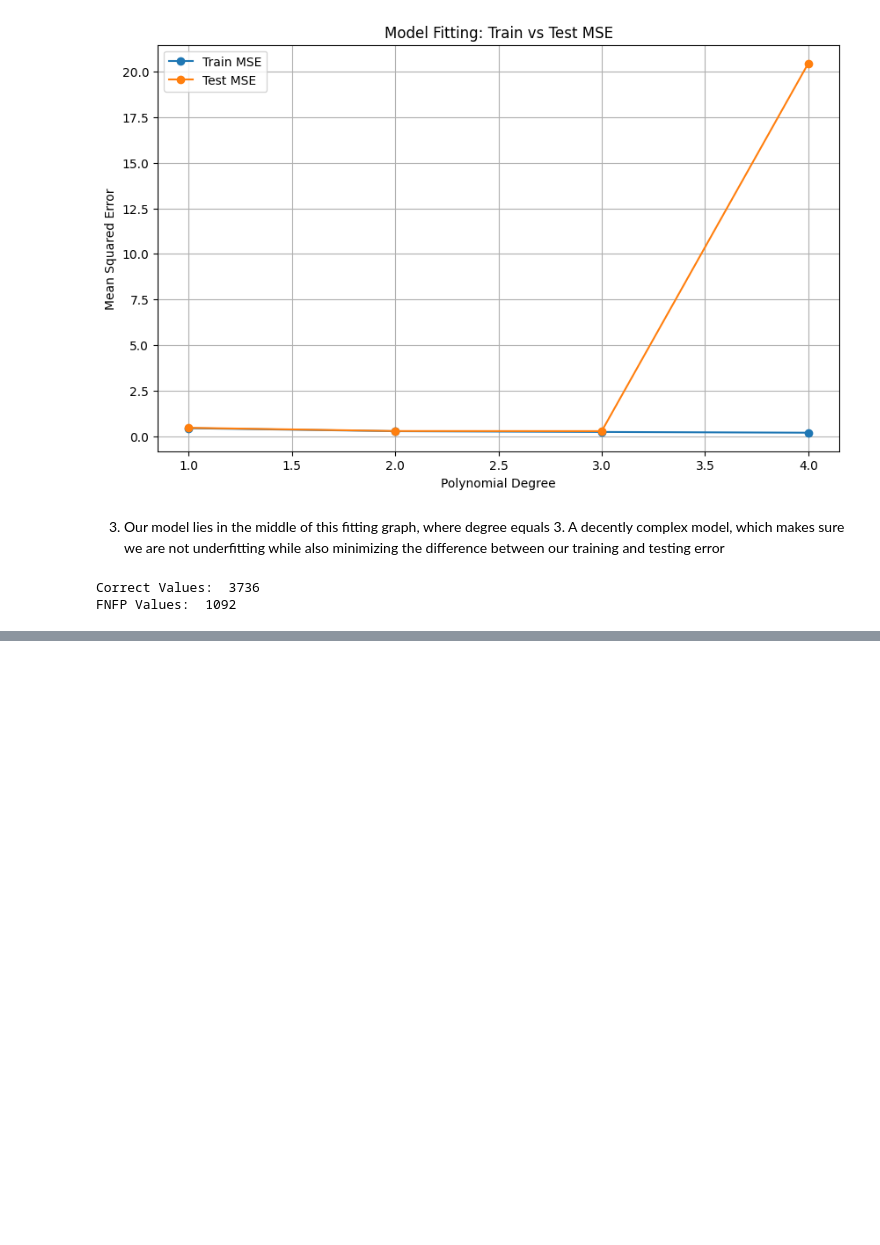
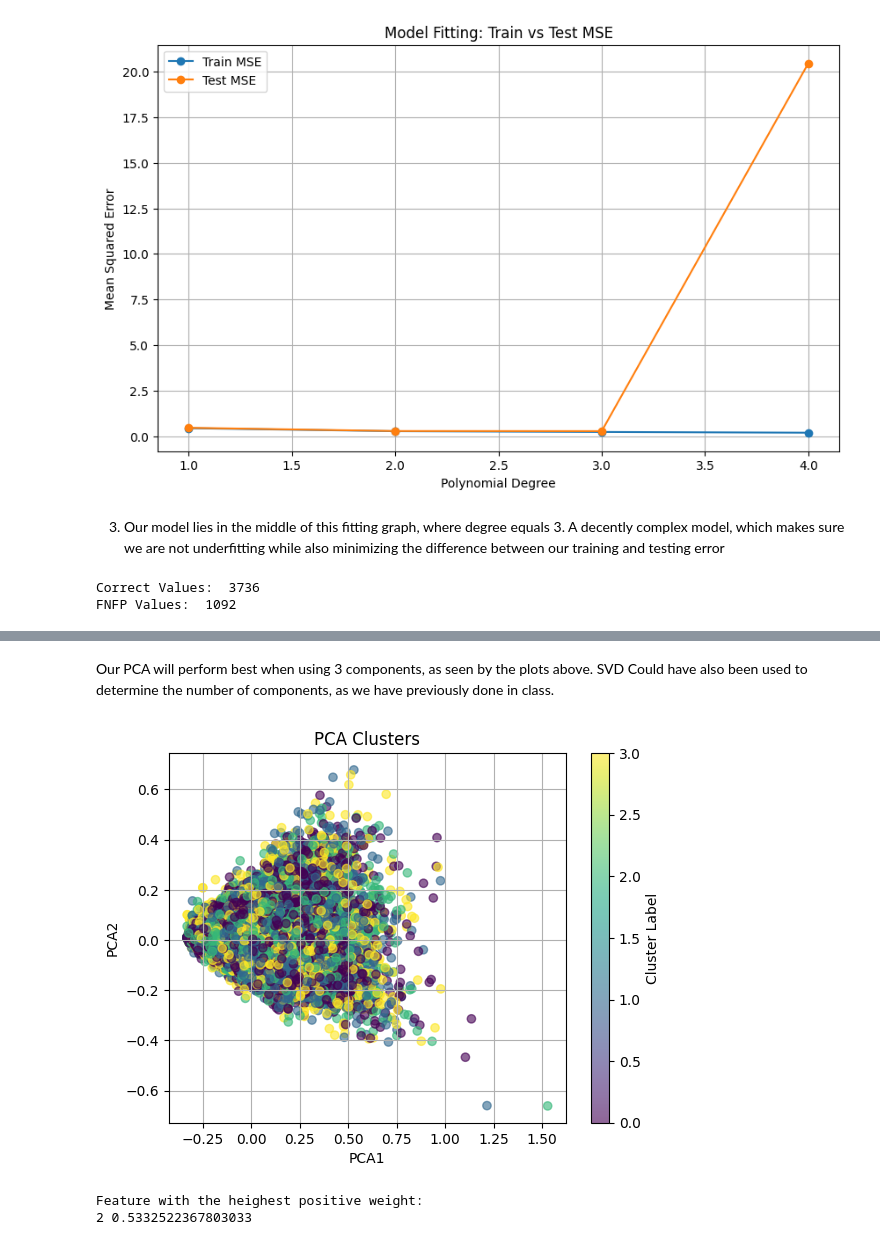
Before and after one commit to eiguzman/player-stat-predictor, a Jupyter notebook: CSE151AProject.ipynb, the cells around one changed output, grey strips where cells are left out. Saved outputs shown, nothing was run; the diff lists cells and outputs as text; code cells hidden in the pictures; blank space fills up the shorter version.

```diff
--- a/CSE151AProject.ipynb
+++ b/CSE151AProject.ipynb
@@ -342,0 +481,34 @@ FNFP Values:  1092
+# %% [markdown]
+Our PCA will perform best when using 3 components, as seen by the plots above. SVD Could have also been used to determine the number of components, as we have previously done in class.
+# %%
+pca = PCA(n_components= 3)
+pca_df = pd.DataFrame(pca.fit_transform(X_train))
+pca_df['Labels'] = nbadf_2.PPG_Bins
+
+plt.figure()
+plt.scatter(pca_df[0], pca_df[1],
+            c=pca_df['Labels'],
+            alpha=0.6)
+plt.title('PCA Clusters')
+plt.xlabel('PCA1')
+plt.ylabel('PCA2')
+plt.colorbar(label='Cluster Label')
+plt.grid()
+plt.show()
+# %% [output]
+[figure, added]
+# %%
+feature = 0
+hi_feat = -1
+hi_weight = -1
+for i in pca.components_[0]:
+    if i > hi_weight and i > 0:
+        hi_feat = feature
+        hi_weight = i
+    feature += 1
+
+print('Feature with the heighest positive weight:')
+print(hi_feat, hi_weight)
+# %% [output]
+Feature with the heighest positive weight:
+2 0.5332522367803033
```
Also changed, not shown: parts of 25 cells of this notebook.
